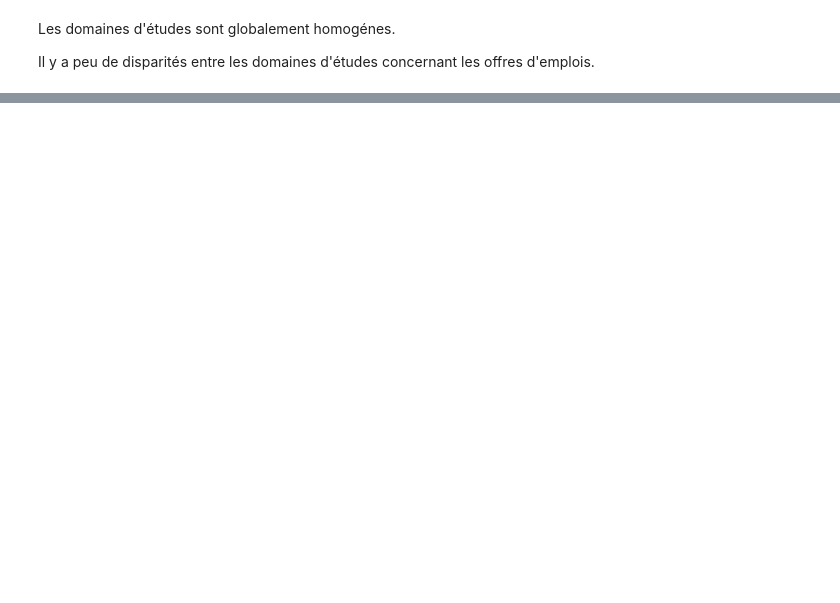
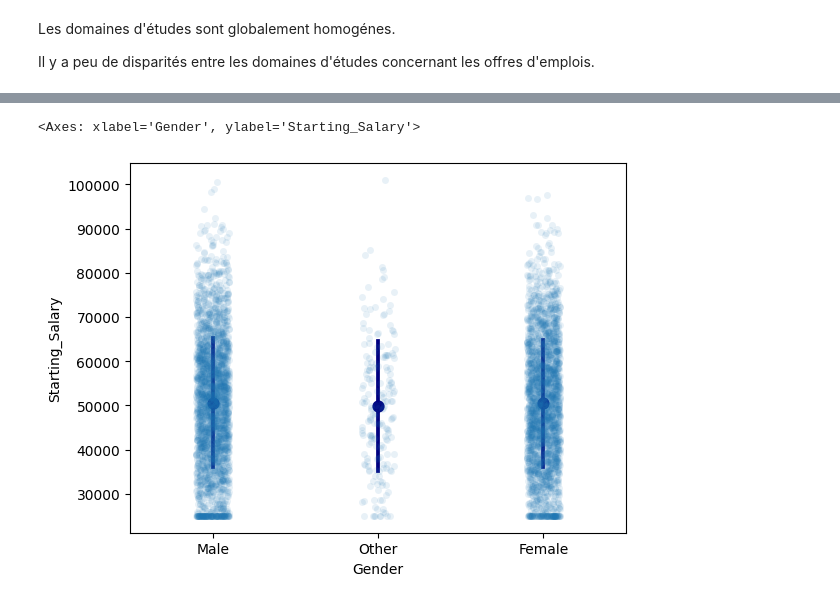
Before and after one commit to ostix360/Machine_Learning_S4, a Jupyter notebook: dataset_handling.ipynb, the cells around one changed output, grey strips where cells are left out. Cells and saved outputs as stored; diff of their text form; code cells hidden in the pictures; blank space fills up the shorter version.

```diff
--- a/dataset_handling.ipynb
+++ b/dataset_handling.ipynb
@@ -217,0 +243,4 @@ df_s.groupby(by=["Field_of_Study"]).std(numeric_only=True)
+# %%
+df = load_dataset_part([1, 2, 3, 4])
+df_s = df.drop(["Student_ID"], axis=1)
+df_s
@@ -217,0 +261,7 @@ df_s.groupby(by=["Field_of_Study"]).std(numeric_only=True)
+# %%
+# scatter plot entre le sex et le salaire
+sns.stripplot(x=df_s["Gender"], y=df_s["Starting_Salary"], dodge=True, alpha=0.1)
+sns.pointplot(x=df_s["Gender"], y=df_s["Starting_Salary"], linestyle="none",  errorbar="sd", color="navy")
+# %% [output]
+<Axes: xlabel='Gender', ylabel='Starting_Salary'>
+[figure, added]
```
Also changed, not shown: parts of 15 cells of this notebook.
